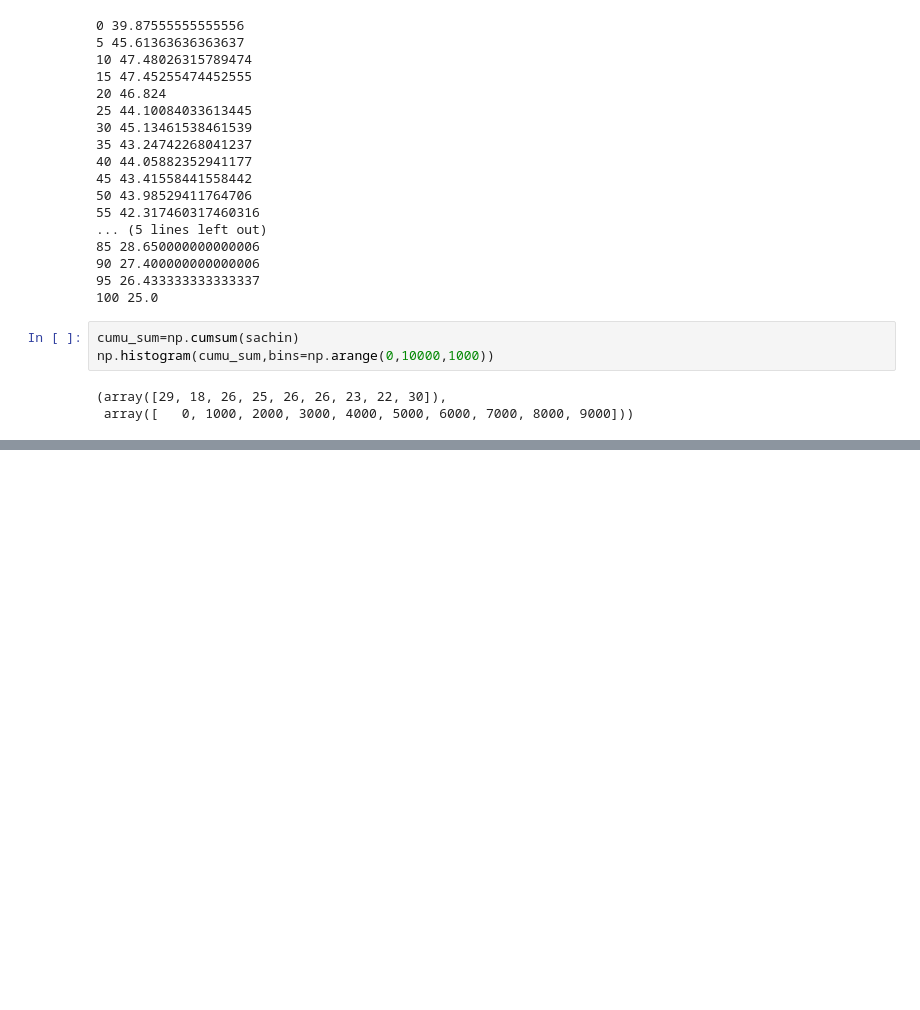
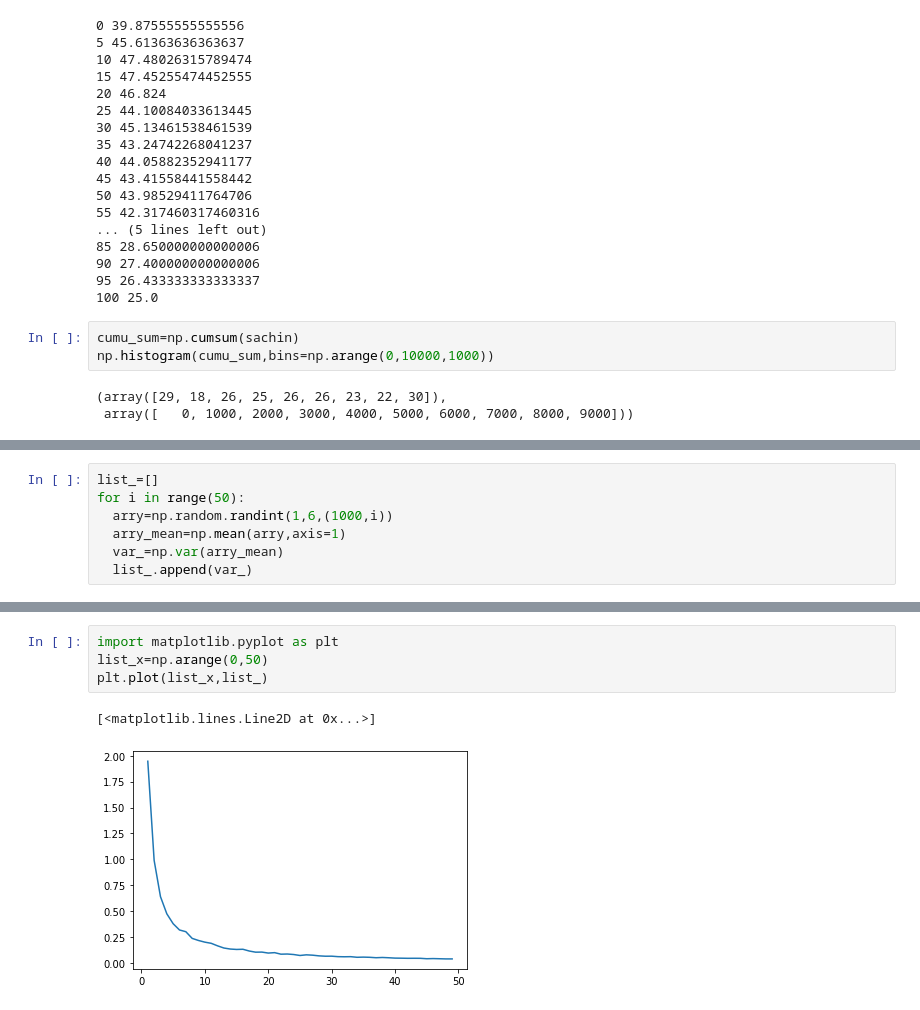
Before and after one commit to kavy9/Numpy-and-pandas-prac, a Jupyter notebook: Numpy_practice.ipynb, the cells around one changed output, grey strips where cells are left out. Saved outputs shown, nothing was run; the diff lists cells and outputs as text; blank space fills up the shorter version.

```diff
--- a/Numpy_practice.ipynb
+++ b/Numpy_practice.ipynb
@@ -251,0 +269,7 @@ np.histogram(cumu_sum,bins=np.arange(0,10000,1000))
+# %%
+list_=[]
+for i in range(50):
+  arry=np.random.randint(1,6,(1000,i))
+  arry_mean=np.mean(arry,axis=1)
+  var_=np.var(arry_mean)
+  list_.append(var_)
@@ -251,0 +297,7 @@ np.histogram(cumu_sum,bins=np.arange(0,10000,1000))
+# %%
+import matplotlib.pyplot as plt
+list_x=np.arange(0,50)
+plt.plot(list_x,list_)
+# %% [output]
+[<matplotlib.lines.Line2D at 0x...>]
+[figure, added]
```
Also changed, not shown: parts of 7 cells of this notebook.
